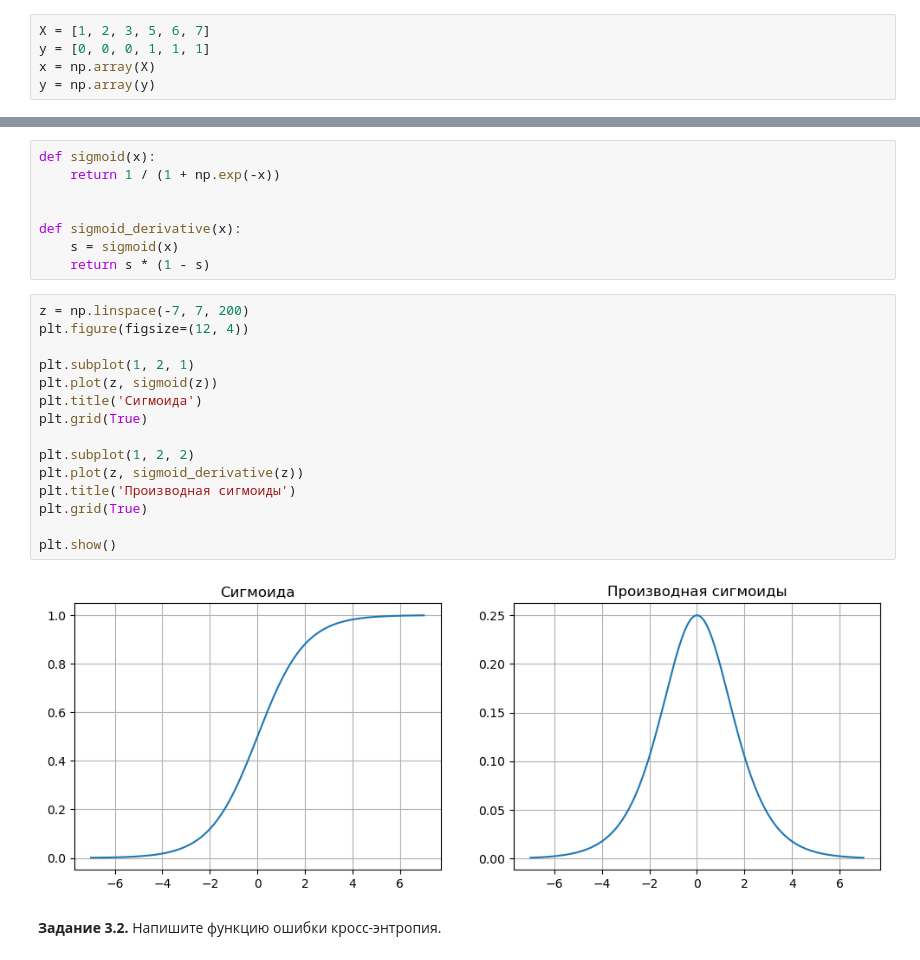
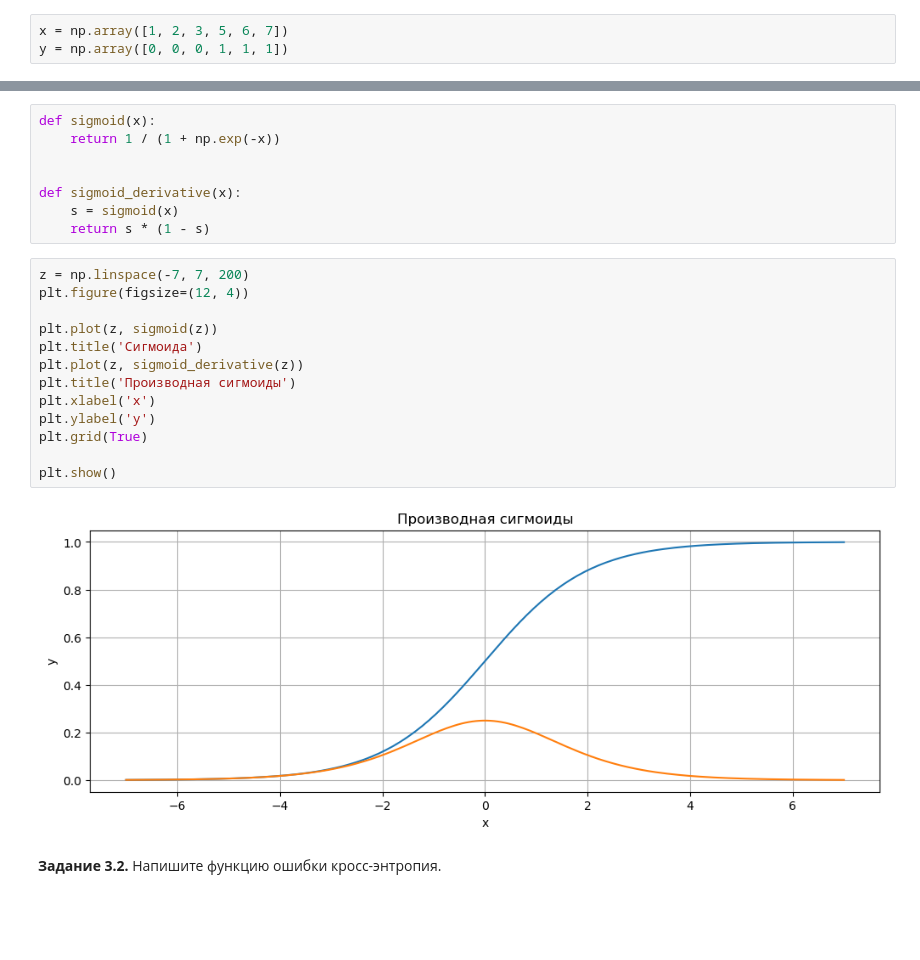
Before and after one commit to giezz/ml-module-2, a Jupyter notebook: lab5/ml_lab5.ipynb, the cells around one changed output, grey strips where cells are left out. Saved outputs shown, nothing was run; the diff lists cells and outputs as text; blank space fills up the shorter version.

```diff
--- a/lab5/ml_lab5.ipynb
+++ b/lab5/ml_lab5.ipynb
@@ -12,10 +12,8 @@
 import numpy as np
 import matplotlib.pyplot as plt
 # %%
-X = [1, 2, 3, 5, 6, 7]
-y = [0, 0, 0, 1, 1, 1]
-x = np.array(X)
-y = np.array(y)
+x = np.array([1, 2, 3, 5, 6, 7])
+y = np.array([0, 0, 0, 1, 1, 1])
 # %%
 def get_weights(X, y):
     X = X.reshape(-1, 1)
@@ -69,20 +67,18 @@ def sigmoid_derivative(x):
 # %%
 z = np.linspace(-7, 7, 200)
 plt.figure(figsize=(12, 4))
 
-plt.subplot(1, 2, 1)
 plt.plot(z, sigmoid(z))
 plt.title('Сигмоида')
-plt.grid(True)
-
-plt.subplot(1, 2, 2)
 plt.plot(z, sigmoid_derivative(z))
 plt.title('Производная сигмоиды')
+plt.xlabel('x')
+plt.ylabel('y')
 plt.grid(True)
 
 plt.show()
 # %% [output]
-[figure, old version]
+[figure, new version]
 # %% [markdown]
 **Задание 3.2.** Напишите функцию ошибки кросс-энтропия.
 # %%
```
Also changed, not shown: parts of 11 cells of this notebook.
